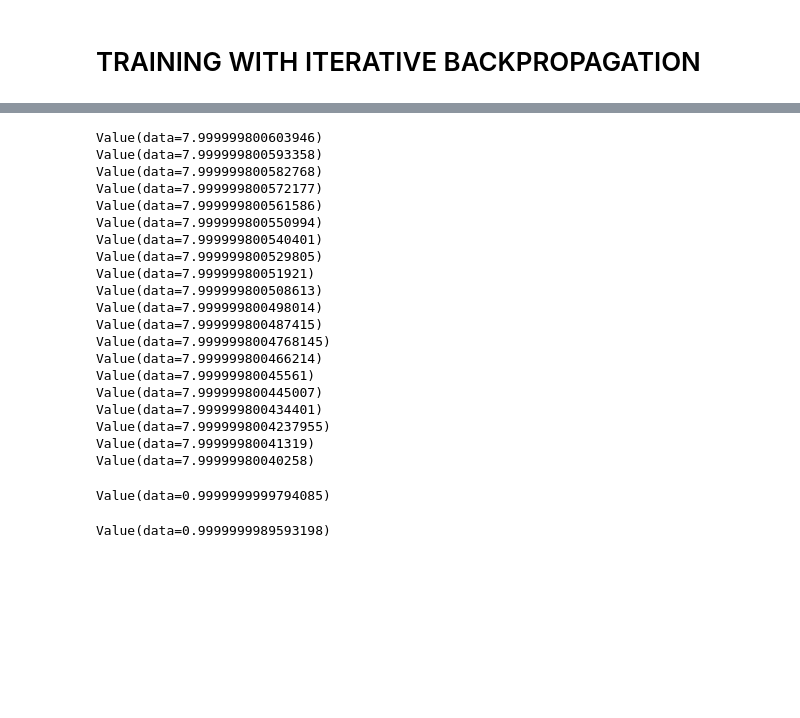
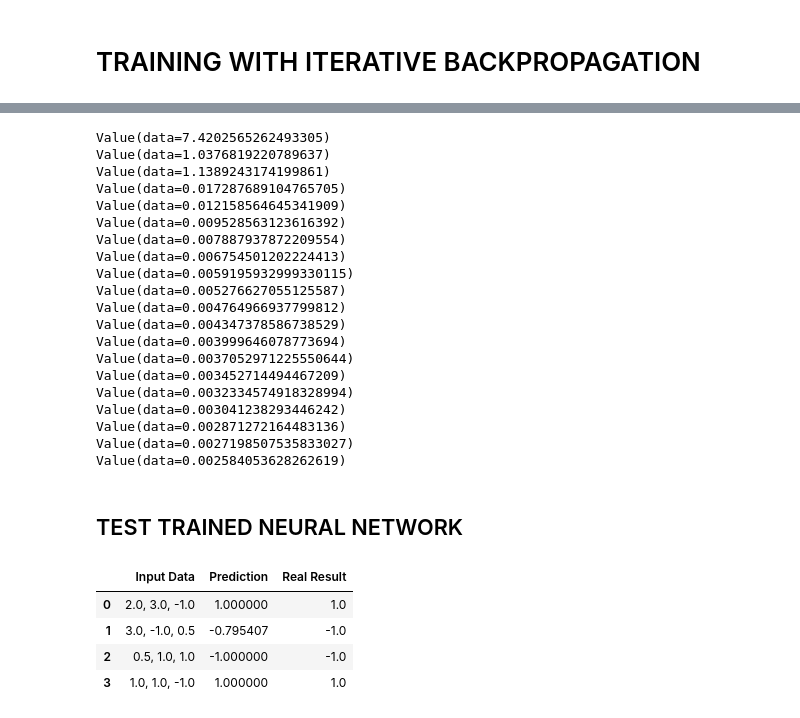
Before and after one commit to AndresNamm/nn_zero_to_hero, a Jupyter notebook: micrograd_from_scratch.ipynb, the cells around one changed output, grey strips where cells are left out. Drawn from its saved outputs; the diff is of its cells as text; code cells hidden in the pictures; blank space fills up the shorter version.

```diff
--- a/micrograd_from_scratch.ipynb
+++ b/micrograd_from_scratch.ipynb
@@ -732,36 +805,58 @@ y = [1.0, -1.0, -1.0, 1.0]
 y = [Value(yi,label=f'Y{idx+1}') for idx,yi in enumerate(y)]
 
 # You can try different params here
-neural_network = MLP(3,[100,100,1])
+neural_network = MLP(3,[8,8,1])
 
 
 backpropagation(neural_network,x,y,0.1,20)
 # %% [output]
-Value(data=7.999999800603946)
-Value(data=7.999999800593358)
-Value(data=7.999999800582768)
-Value(data=7.999999800572177)
-Value(data=7.999999800561586)
-Value(data=7.999999800550994)
-Value(data=7.999999800540401)
-Value(data=7.999999800529805)
-Value(data=7.99999980051921)
-Value(data=7.999999800508613)
-Value(data=7.999999800498014)
-Value(data=7.999999800487415)
-Value(data=7.9999998004768145)
-Value(data=7.999999800466214)
-Value(data=7.99999980045561)
-Value(data=7.999999800445007)
-Value(data=7.999999800434401)
-Value(data=7.9999998004237955)
-Value(data=7.99999980041319)
-Value(data=7.99999980040258)
+Value(data=7.4202565262493305)
+Value(data=1.0376819220789637)
+Value(data=1.1389243174199861)
+Value(data=0.017287689104765705)
+Value(data=0.012158564645341909)
+Value(data=0.009528563123616392)
+Value(data=0.007887937872209554)
+Value(data=0.006754501202224413)
+Value(data=0.0059195932999330115)
+Value(data=0.005276627055125587)
+Value(data=0.004764966937799812)
+Value(data=0.004347378586738529)
+Value(data=0.003999646078773694)
+Value(data=0.0037052971225550644)
+Value(data=0.003452714494467209)
+Value(data=0.0032334574918328994)
+Value(data=0.003041238293446242)
+Value(data=0.002871272164483136)
+Value(data=0.0027198507535833027)
+Value(data=0.002584053628262619)
-# %%
-print(neural_network(x[0]))
-# %% [output]
-Value(data=0.9999999999794085)
-# %%
-print(neural_network(x[1]))
-# %% [output]
-Value(data=0.9999999989593198)
+# %% [markdown]
+## TEST TRAINED NEURAL NETWORK
+# %%
+import pandas as pd
+
+def demonstrate_predictions(nn, x, y):
+    """Prints predictions and real results as a Pandas DataFrame.
+
+    Args:
+        nn: The trained neural network model.
+        x: The input data.
+        y: The true output values.
+    """
+    y_pred = [nn(x_i) for x_i in x]
+    data = []
+    for i in range(len(x)):
+        input_data = ", ".join([str(val.data) for val in x[i]])
+        prediction_val = y_pred[i].data
+        real_val = y[i].data
+        data.append([input_data, prediction_val, real_val])
+    df = pd.DataFrame(data, columns=["Input Data", "Prediction", "Real Result"])
+    return df
+
+demonstrate_predictions(neural_network, x, y)
+# %% [output]
+|  | Input Data | Prediction | Real Result |
+| 0 | 2.0, 3.0, -1.0 | 1.000000 | 1.0 |
+| 1 | 3.0, -1.0, 0.5 | -0.795407 | -1.0 |
+| 2 | 0.5, 1.0, 1.0 | -1.000000 | -1.0 |
+| 3 | 1.0, 1.0, -1.0 | 1.000000 | 1.0 |
```
Also changed, not shown: parts of 8 cells of this notebook.
